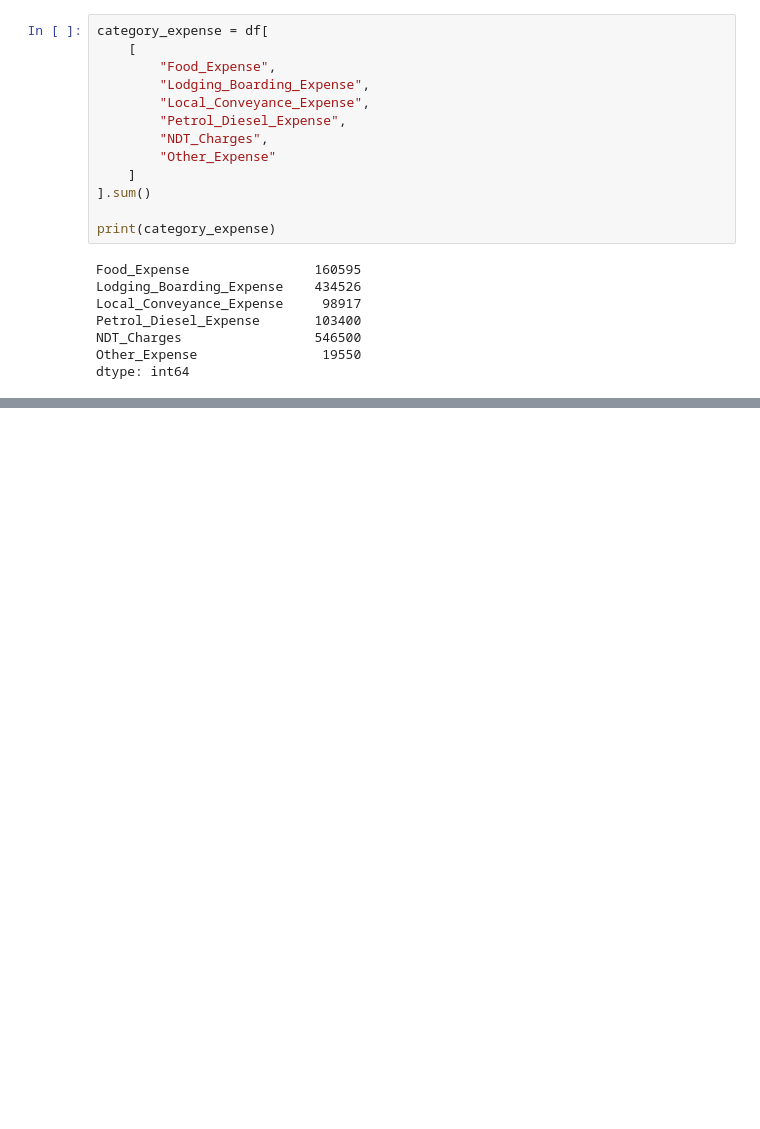
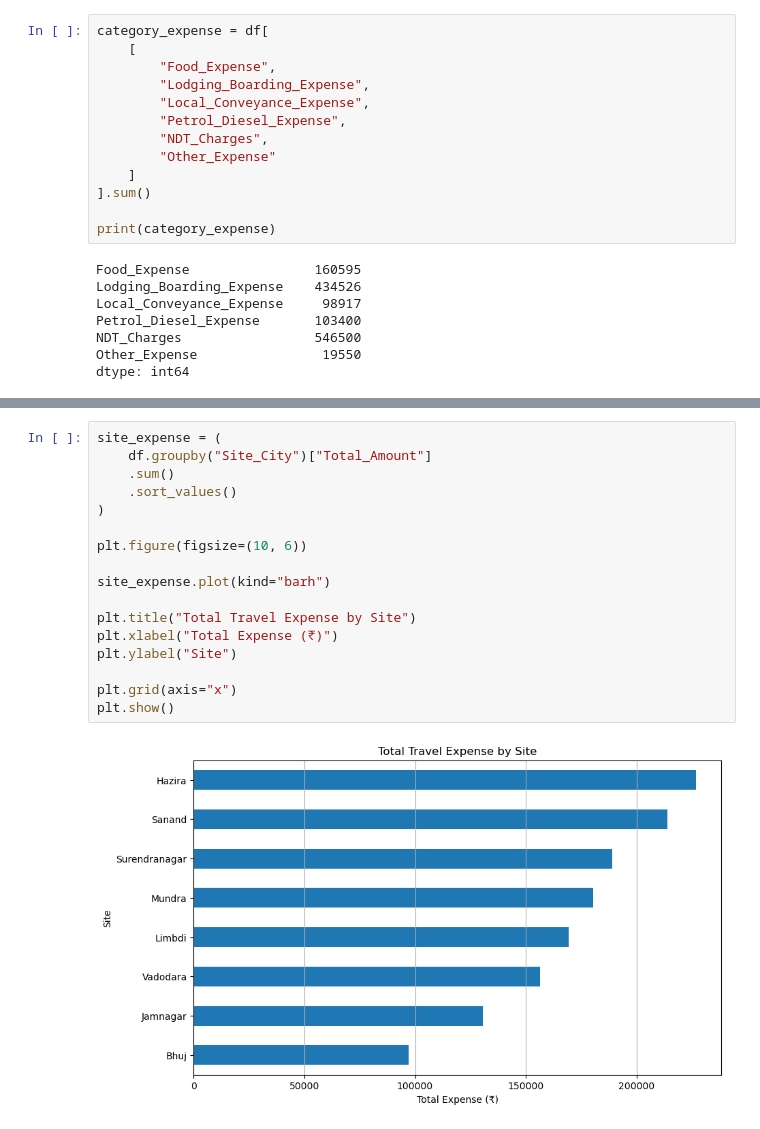
Before and after one commit to pushpendra-007/Travling-Expensive, a Jupyter notebook: Traveling.ipynb, the cells around one changed output, grey strips where cells are left out. Saved outputs shown, nothing was run; the diff lists cells and outputs as text; blank space fills up the shorter version.

```diff
--- a/Traveling.ipynb
+++ b/Traveling.ipynb
@@ -1014,0 +1047,19 @@ dtype: int64
+# %%
+site_expense = (
+    df.groupby("Site_City")["Total_Amount"]
+    .sum()
+    .sort_values()
+)
+
+plt.figure(figsize=(10, 6))
+
+site_expense.plot(kind="barh")
+
+plt.title("Total Travel Expense by Site")
+plt.xlabel("Total Expense (₹)")
+plt.ylabel("Site")
+
+plt.grid(axis="x")
+plt.show()
+# %% [output]
+[figure, added]
```
Also changed, not shown: parts of 5 cells of this notebook.
